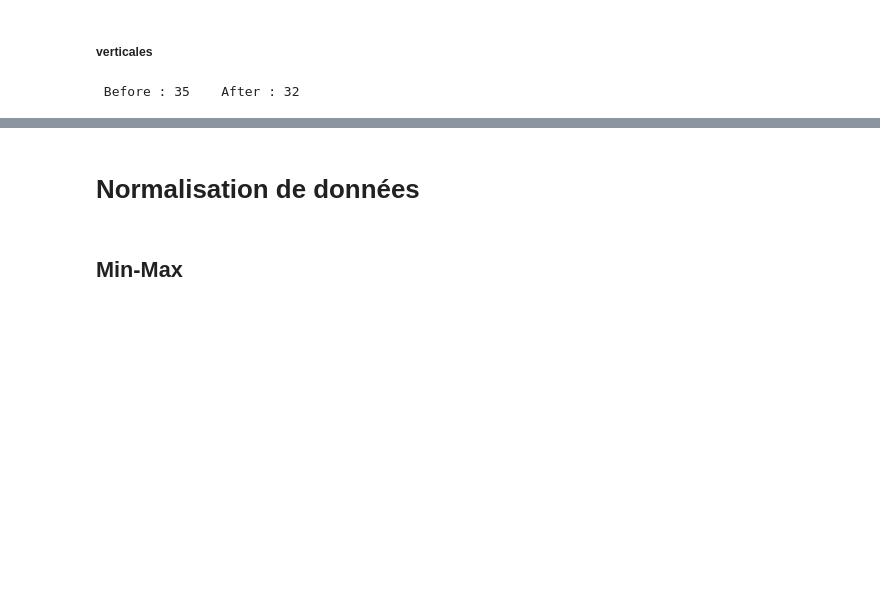
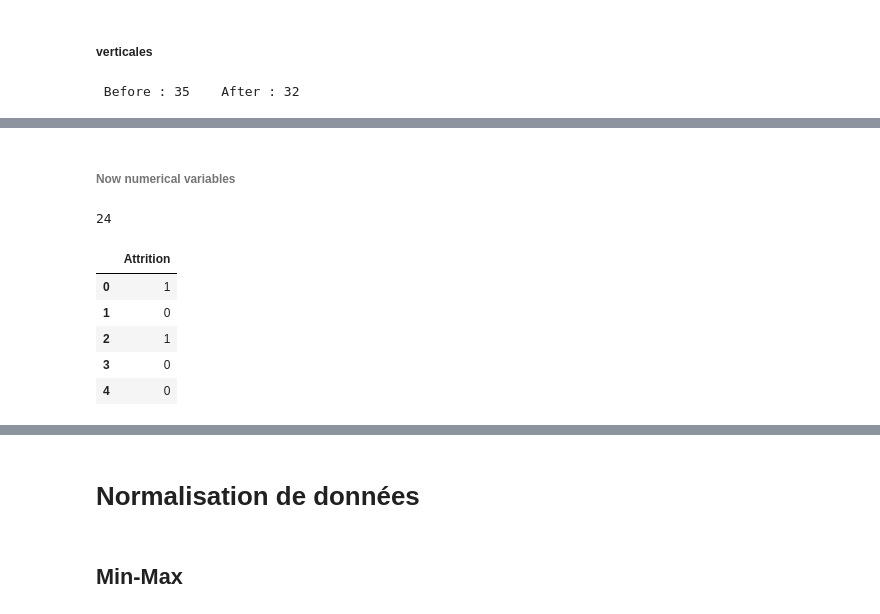
Before and after one commit to ferrorra/DataMining, a Jupyter notebook: Projet/Partie2/PREPROCESSING.ipynb, the cells around one changed output, grey strips where cells are left out. Drawn from its saved outputs; the diff is of its cells as text; code cells hidden in the pictures; blank space fills up the shorter version.

```diff
--- a/Projet/Partie2/PREPROCESSING.ipynb
+++ b/Projet/Partie2/PREPROCESSING.ipynb
@@ -703,0 +830,18 @@ print(f" Before : {len(dbefore.columns)}    After : {len(df.columns)}")
+# %% [markdown]
+######  Now numerical variables
+# %%
+numeric = df.select_dtypes(include=['float64'])
+len(numeric.columns)
+# %% [output]
+24
+# %%
+X = pd.get_dummies(data=df['Attrition'], drop_first=True) #1==yes
+X = X.rename({'Yes':'Attrition'}, axis=1)
+X.head()
+# %% [output]
+|  | Attrition |
+| 0 | 1 |
+| 1 | 0 |
+| 2 | 1 |
+| 3 | 0 |
+| 4 | 0 |
```
Also changed, not shown: parts of 23 cells of this notebook.
